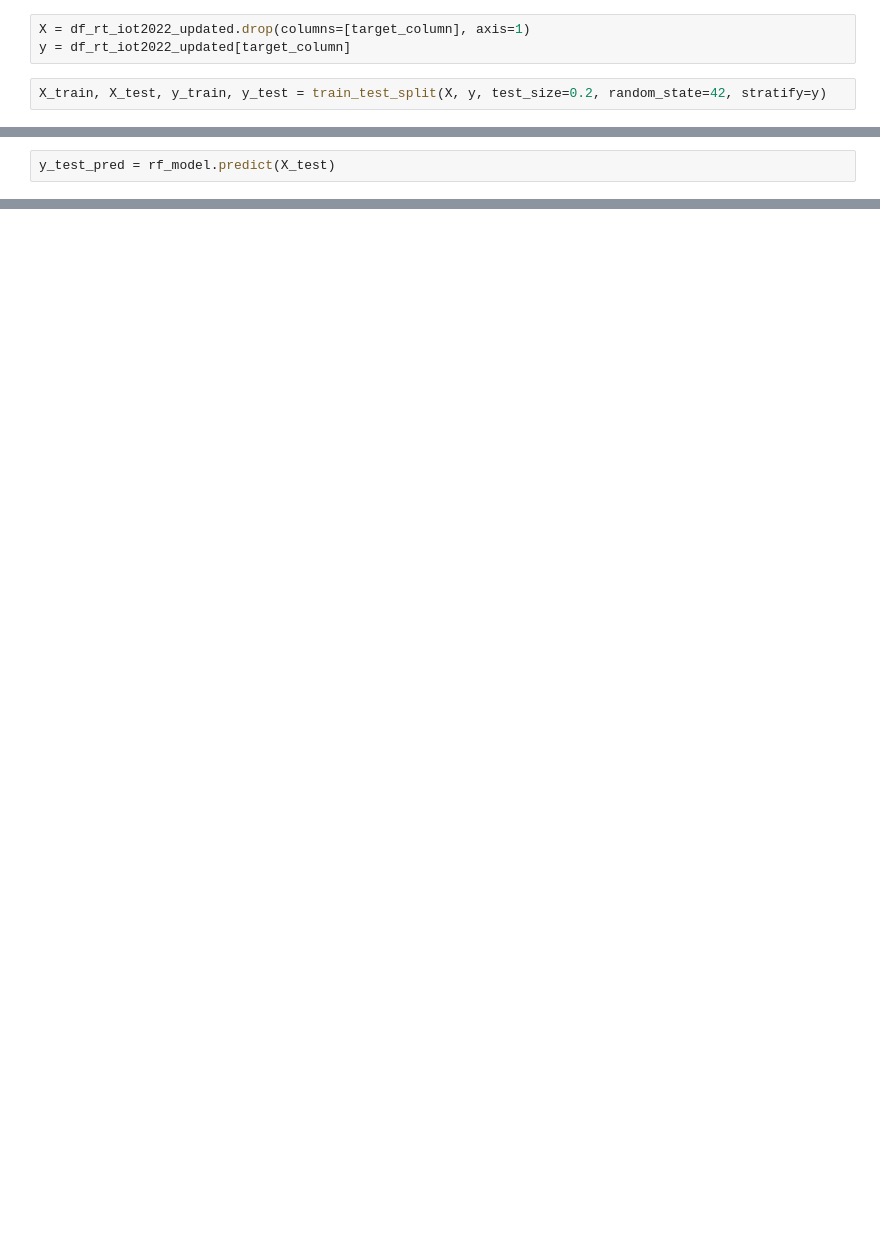
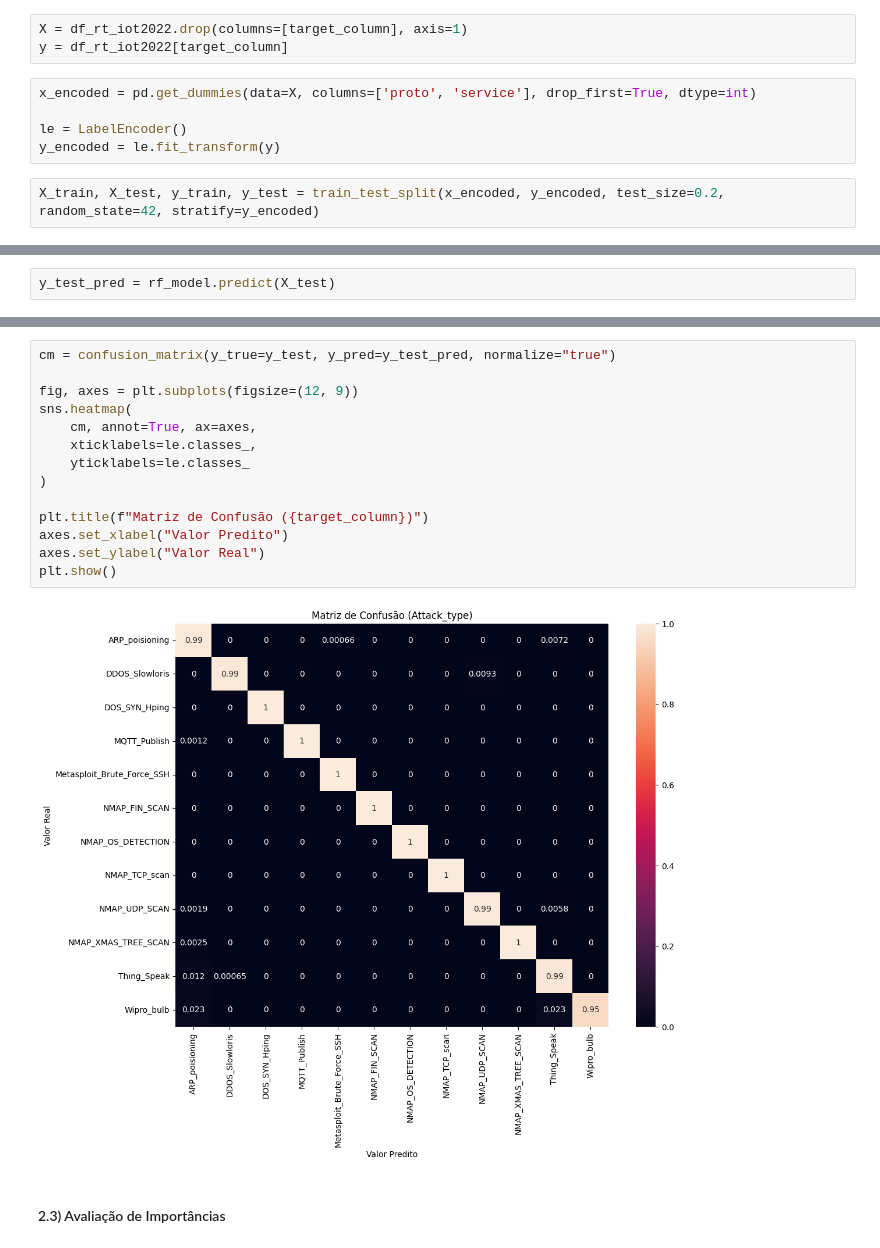
Before and after one commit to MBA-Data-Science-Unifor/IoT-Guard, a Jupyter notebook: artifacts/notebooks/RT_TRAINING_MODEL.ipynb, the cells around one changed output, grey strips where cells are left out. Cells and saved outputs as stored; diff of their text form; blank space fills up the shorter version.

```diff
--- a/artifacts/notebooks/RT_TRAINING_MODEL.ipynb
+++ b/artifacts/notebooks/RT_TRAINING_MODEL.ipynb
@@ -74,5 +66,10 @@ df_rt_iot2022_updated[target_column] = le.fit_transform(df_rt_iot2022_updated[ta
+# %%
+X = df_rt_iot2022.drop(columns=[target_column], axis=1)
+y = df_rt_iot2022[target_column]
+# %%
+x_encoded = pd.get_dummies(data=X, columns=['proto', 'service'], drop_first=True, dtype=int)
+
+le = LabelEncoder()
+y_encoded = le.fit_transform(y)
 # %%
-X = df_rt_iot2022_updated.drop(columns=[target_column], axis=1)
-y = df_rt_iot2022_updated[target_column]
+X_train, X_test, y_train, y_test = train_test_split(x_encoded, y_encoded, test_size=0.2, random_state=42, stratify=y_encoded)
-# %%
-X_train, X_test, y_train, y_test = train_test_split(X, y, test_size=0.2, random_state=42, stratify=y)
@@ -110,0 +114,18 @@ weighted avg       1.00      1.00      1.00     23585
+# %%
+cm = confusion_matrix(y_true=y_test, y_pred=y_test_pred, normalize="true")
+
+fig, axes = plt.subplots(figsize=(12, 9))
+sns.heatmap(
+    cm, annot=True, ax=axes,
+    xticklabels=le.classes_,
+    yticklabels=le.classes_
+)
+
+plt.title(f"Matriz de Confusão ({target_column})")
+axes.set_xlabel("Valor Predito")
+axes.set_ylabel("Valor Real")
+plt.show()
+# %% [output]
+[figure, added]
+# %% [markdown]
+#### 2.3) Avaliação de Importâncias
```
Also changed, not shown: parts of 16 cells of this notebook.
